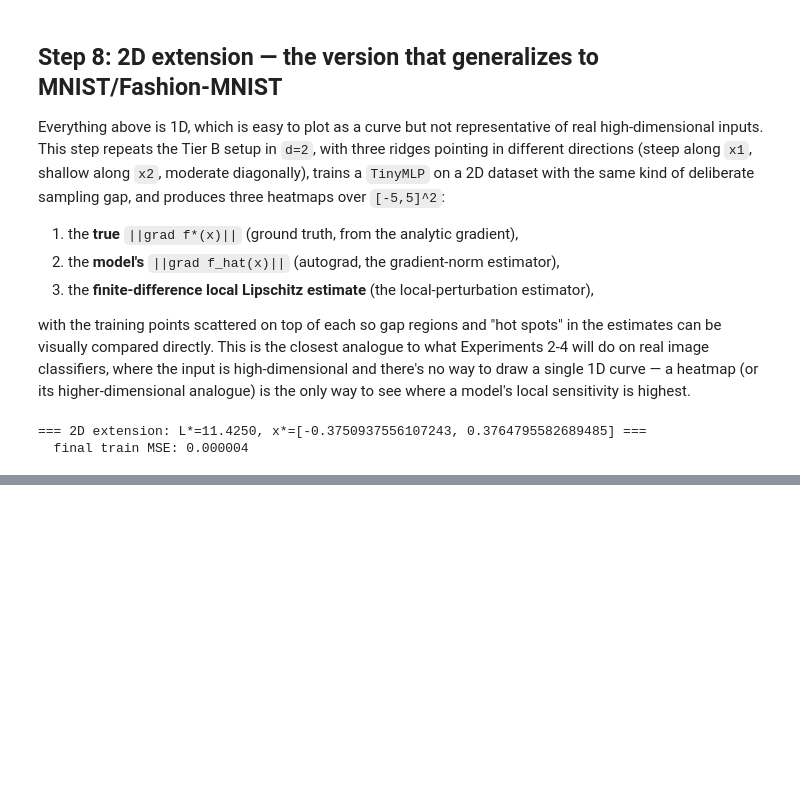
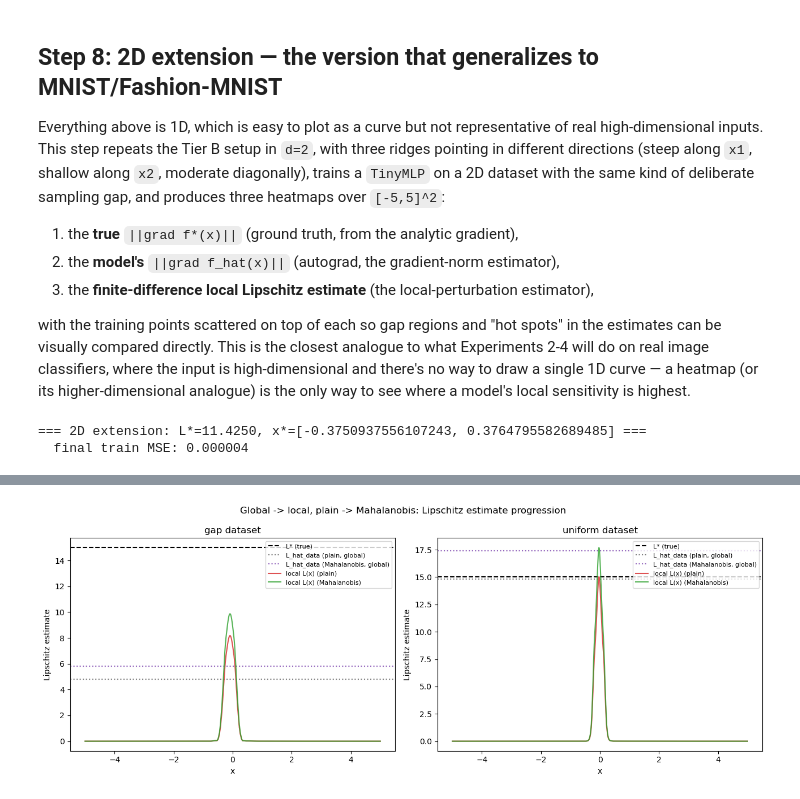
Before and after one commit to Kilobyte947/Datasig, a Jupyter notebook: toy_lipschitz/notebook_toy_lipschitz.ipynb, the cells around one changed output, grey strips where cells are left out. Drawn from its saved outputs; the diff is of its cells as text; code cells hidden in the pictures; blank space fills up the shorter version.

```diff
--- a/toy_lipschitz/notebook_toy_lipschitz.ipynb
+++ b/toy_lipschitz/notebook_toy_lipschitz.ipynb
@@ -301,3 +401,8 @@ results_2d = run_experiment.run_2d_extension()
+# %%
+# Already computed inside the run_tier_a_gap_demo() call earlier in this notebook -- just display it here.
+tier_a_gap_demo_results["figure_local_vs_global"]
+# %% [output]
+[figure, added]
 # %% [markdown]
 ## Summary and status
 
```
Also changed, not shown: parts of 8 cells of this notebook, 7 other files.
